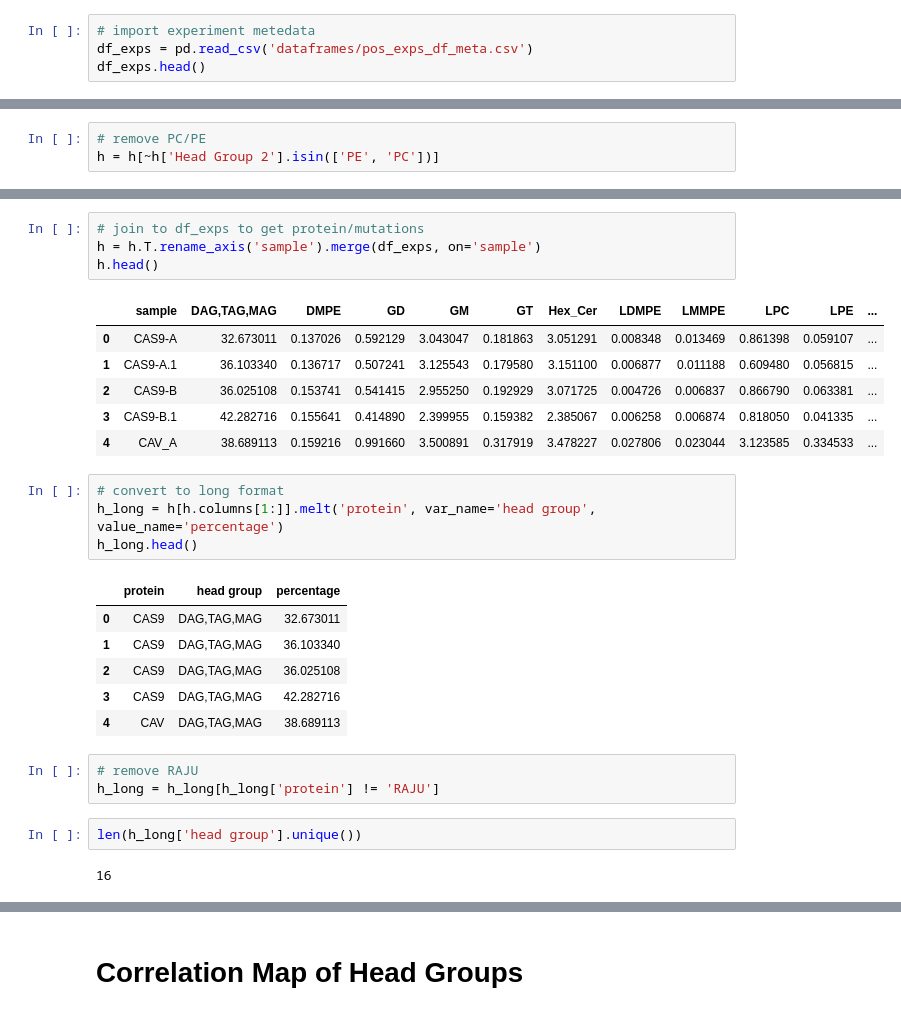
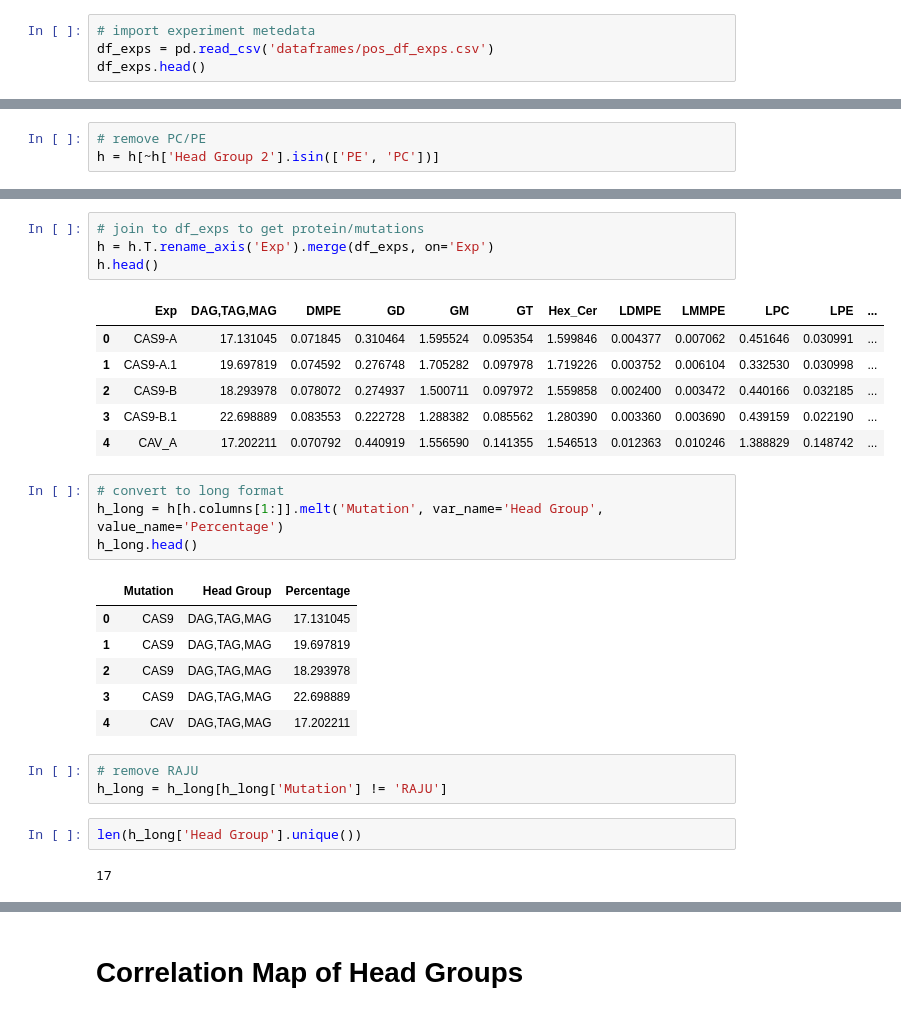
Before and after one commit to hn1902/lipids-proj-new, a Jupyter notebook: head_group_percentages.ipynb, the cells around one changed output, grey strips where cells are left out. Saved outputs shown, nothing was run; the diff lists cells and outputs as text.

```diff
--- a/head_group_percentages.ipynb
+++ b/head_group_percentages.ipynb
@@ -25,5 +25,5 @@ df_meta.sample(3)
 # %%
 # import experiment metedata
-df_exps = pd.read_csv('dataframes/pos_exps_df_meta.csv')
+df_exps = pd.read_csv('dataframes/pos_df_exps.csv')
 df_exps.head()
 # %% [output]
@@ -312,33 +312,33 @@ h.head()
 5 rows × 42 columns
 # %%
 # join to df_exps to get protein/mutations
-h = h.T.rename_axis('sample').merge(df_exps, on='sample')
+h = h.T.rename_axis('Exp').merge(df_exps, on='Exp')
 h.head()
 # %% [output]
-|  | sample | DAG,TAG,MAG | DMPE | GD | GM | GT | Hex_Cer | LDMPE | LMMPE | LPC | LPE | ... |
-| 0 | CAS9-A | 32.673011 | 0.137026 | 0.592129 | 3.043047 | 0.181863 | 3.051291 | 0.008348 | 0.013469 | 0.861398 | 0.059107 | ... |
-| 1 | CAS9-A.1 | 36.103340 | 0.136717 | 0.507241 | 3.125543 | 0.179580 | 3.151100 | 0.006877 | 0.011188 | 0.609480 | 0.056815 | ... |
-| 2 | CAS9-B | 36.025108 | 0.153741 | 0.541415 | 2.955250 | 0.192929 | 3.071725 | 0.004726 | 0.006837 | 0.866790 | 0.063381 | ... |
-| 3 | CAS9-B.1 | 42.282716 | 0.155641 | 0.414890 | 2.399955 | 0.159382 | 2.385067 | 0.006258 | 0.006874 | 0.818050 | 0.041335 | ... |
-| 4 | CAV_A | 38.689113 | 0.159216 | 0.991660 | 3.500891 | 0.317919 | 3.478227 | 0.027806 | 0.023044 | 3.123585 | 0.334533 | ... |
+|  | Exp | DAG,TAG,MAG | DMPE | GD | GM | GT | Hex_Cer | LDMPE | LMMPE | LPC | LPE | ... |
+| 0 | CAS9-A | 17.131045 | 0.071845 | 0.310464 | 1.595524 | 0.095354 | 1.599846 | 0.004377 | 0.007062 | 0.451646 | 0.030991 | ... |
+| 1 | CAS9-A.1 | 19.697819 | 0.074592 | 0.276748 | 1.705282 | 0.097978 | 1.719226 | 0.003752 | 0.006104 | 0.332530 | 0.030998 | ... |
+| 2 | CAS9-B | 18.293978 | 0.078072 | 0.274937 | 1.500711 | 0.097972 | 1.559858 | 0.002400 | 0.003472 | 0.440166 | 0.032185 | ... |
+| 3 | CAS9-B.1 | 22.698889 | 0.083553 | 0.222728 | 1.288382 | 0.085562 | 1.280390 | 0.003360 | 0.003690 | 0.439159 | 0.022190 | ... |
+| 4 | CAV_A | 17.202211 | 0.070792 | 0.440919 | 1.556590 | 0.141355 | 1.546513 | 0.012363 | 0.010246 | 1.388829 | 0.148742 | ... |
 # %%
 # convert to long format
-h_long = h[h.columns[1:]].melt('protein', var_name='head group', value_name='percentage')
+h_long = h[h.columns[1:]].melt('Mutation', var_name='Head Group', value_name='Percentage')
 h_long.head()
 # %% [output]
-|  | protein | head group | percentage |
-| 0 | CAS9 | DAG,TAG,MAG | 32.673011 |
-| 1 | CAS9 | DAG,TAG,MAG | 36.103340 |
-| 2 | CAS9 | DAG,TAG,MAG | 36.025108 |
-| 3 | CAS9 | DAG,TAG,MAG | 42.282716 |
-| 4 | CAV | DAG,TAG,MAG | 38.689113 |
+|  | Mutation | Head Group | Percentage |
+| 0 | CAS9 | DAG,TAG,MAG | 17.131045 |
+| 1 | CAS9 | DAG,TAG,MAG | 19.697819 |
+| 2 | CAS9 | DAG,TAG,MAG | 18.293978 |
+| 3 | CAS9 | DAG,TAG,MAG | 22.698889 |
+| 4 | CAV | DAG,TAG,MAG | 17.202211 |
 # %%
 # remove RAJU
-h_long = h_long[h_long['protein'] != 'RAJU']
+h_long = h_long[h_long['Mutation'] != 'RAJU']
 # %%
-len(h_long['head group'].unique())
+len(h_long['Head Group'].unique())
 # %% [output]
-16
+17
 # %%
 chart_list = []
 
```
Also changed, not shown: parts of 37 cells of this notebook, 19 other files.
